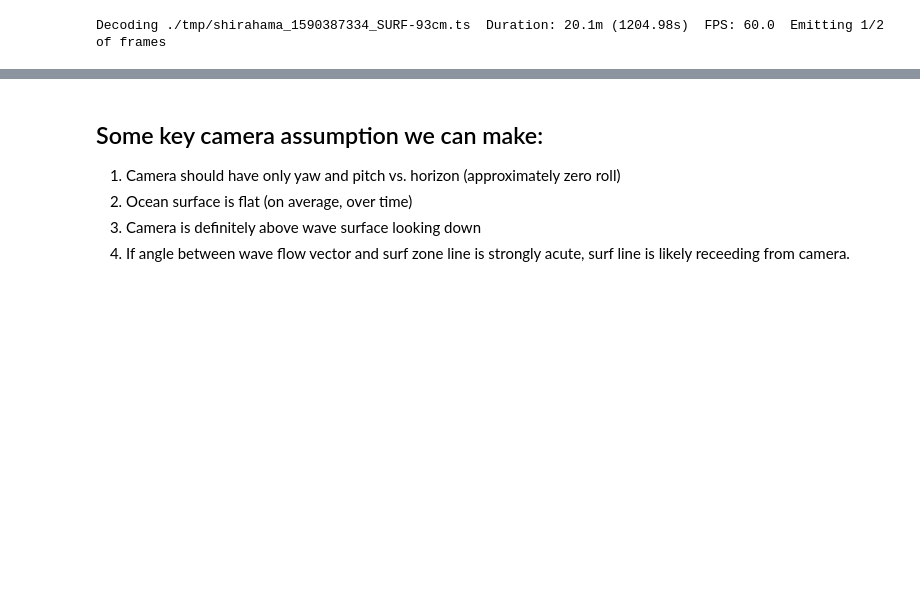
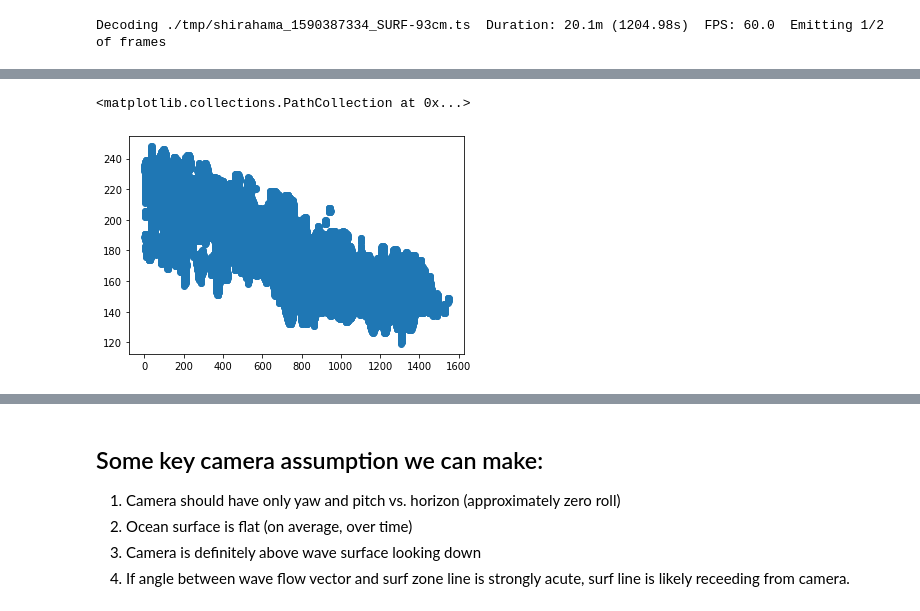
Before and after one commit to sjobeek/surfbreak, a Jupyter notebook: 03_perspective_transform.ipynb, the cells around one changed output, grey strips where cells are left out. Saved outputs shown, nothing was run; the diff lists cells and outputs as text; code cells hidden in the pictures; blank space fills up the shorter version.

```diff
--- a/03_perspective_transform.ipynb
+++ b/03_perspective_transform.ipynb
@@ -127,2 +131,8 @@ plt.gca().imshow(trimmed_mag, alpha=0.4)
 <matplotlib.image.AxesImage at 0x...>
 [figure]
+# %%
+high_indicies = np.where(trimmed_mag>0.2)
+plt.scatter(high_indicies[1], high_indicies[0])
+# %% [output]
+<matplotlib.collections.PathCollection at 0x...>
+[figure, added]
```
Also changed, not shown: parts of 6 cells of this notebook, 1 other file.
